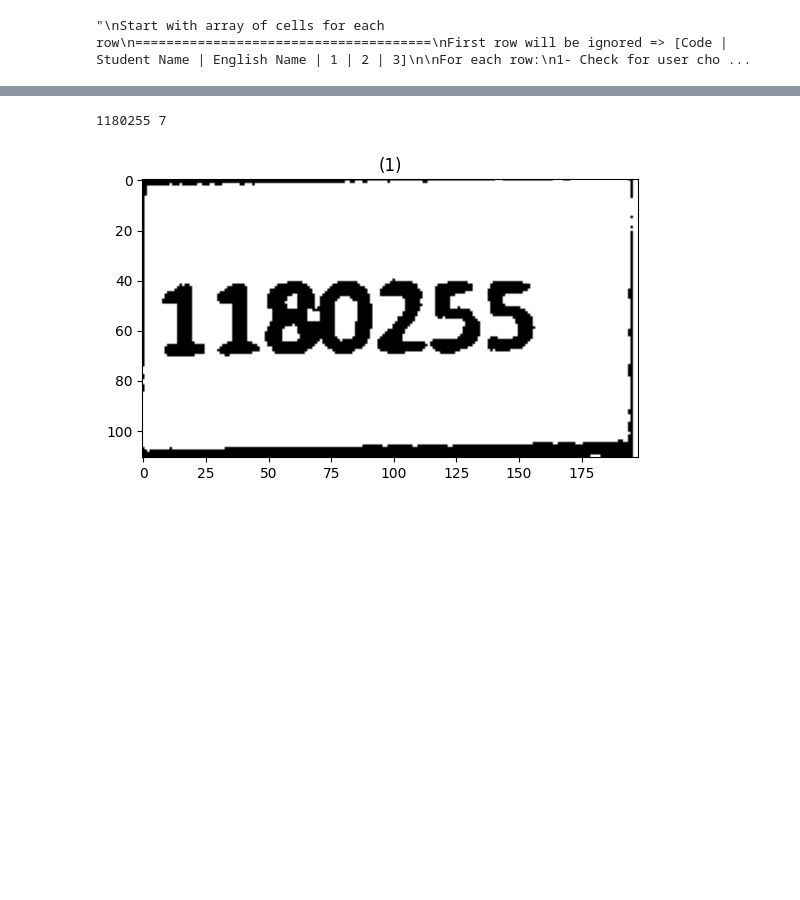
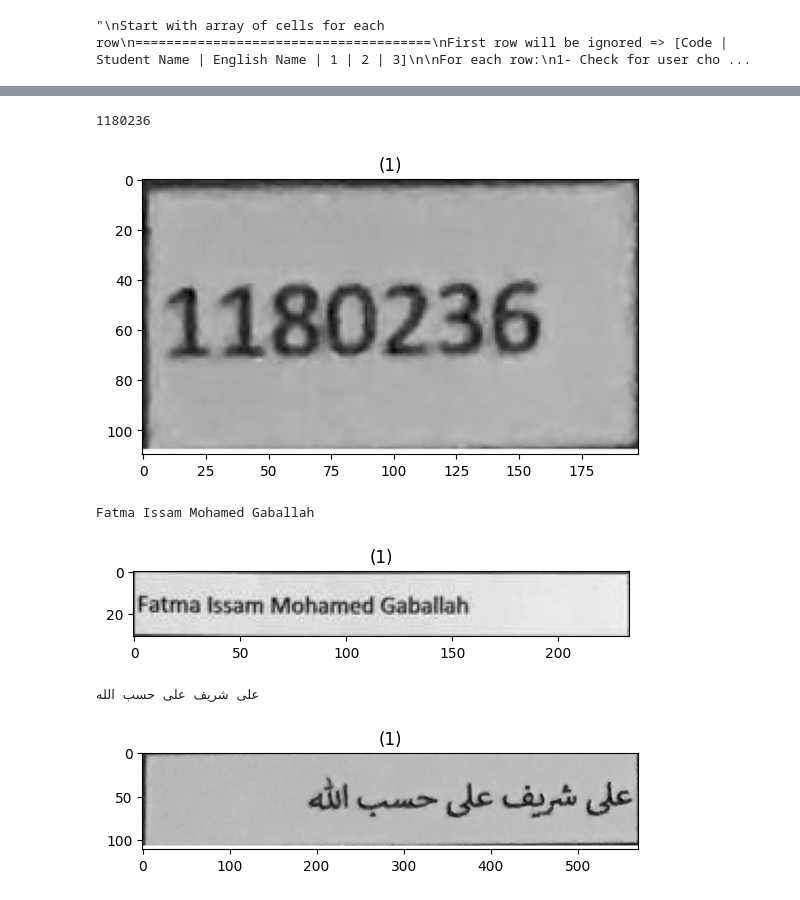
Before and after one commit to AhmedAlaa2024/Grade-Auto-Filler, a Jupyter notebook: Code/detectionPhase.ipynb, the cells around one changed output, grey strips where cells are left out. Drawn from its saved outputs; the diff is of its cells as text; code cells hidden in the pictures; blank space fills up the shorter version.

```diff
--- a/Code/detectionPhase.ipynb
+++ b/Code/detectionPhase.ipynb
@@ -42,31 +39,33 @@ pytesseract.pytesseract.tesseract_cmd = r'C:\Users\iiBesh00\AppData\Local\Tesser
 # %%
 def getCodeOrName(img, ara=False):
 	'''
 	img: Gray level image
 	ara: False for codes and english names, true for arabic name
 	'''
 	# get the string from the image and split it to get the wanted part
 	text = ""
 	if ara:
-		text = pytesseract.image_to_string(img, lang="ara")
+		_, threshImg = cv2.threshold(img, 0, 255, cv2.THRESH_BINARY + cv2.THRESH_OTSU)
+		text = pytesseract.image_to_string(threshImg, lang="ara")
 	else:
 		text = pytesseract.image_to_string(img)
 	return text.split('\n')[0]
 
-img = cv2.imread("./Samples/Detection phase samples/code1.png", cv2.IMREAD_GRAYSCALE)
-# ret, threshImg = cv2.threshold(img, 131, 255, cv2.THRESH_BINARY)
-# ret2, th2 = cv2.threshold(img, 0, 255, cv2.THRESH_BINARY+cv2.THRESH_OTSU)
+img = cv2.imread("./Samples/Detection phase samples/code.png", cv2.IMREAD_GRAYSCALE)
 print(getCodeOrName(img))
 show_images([img])
 
-# img = cv2.imread("./Samples/Detection phase samples/english name.png", cv2.IMREAD_GRAYSCALE)
-# print(getCodeOrName(img))
-# show_images([img])
+img = cv2.imread("./Samples/Detection phase samples/english name.png", cv2.IMREAD_GRAYSCALE)
+print(getCodeOrName(img))
+show_images([img])
 
-# img = cv2.imread("./Samples/Detection phase samples/arabic name2.png", cv2.IMREAD_GRAYSCALE)
-# _, threshImg = cv2.threshold(img, 0, 255, cv2.THRESH_BINARY + cv2.THRESH_OTSU)
-# print(getCodeOrName(threshImg, True))
-# show_images([threshImg])
+img = cv2.imread("./Samples/Detection phase samples/arabic name2.png", cv2.IMREAD_GRAYSCALE)
+print(getCodeOrName(img, True))
+show_images([img])
 # %% [output]
-1180255 7
+1180236
-[figure, old version]
+[figure, new version]
+Fatma Issam Mohamed Gaballah
+[figure, added]
+على شريف على حسب الله
+[figure, added]
```
Also changed, not shown: parts of 2 cells of this notebook.
